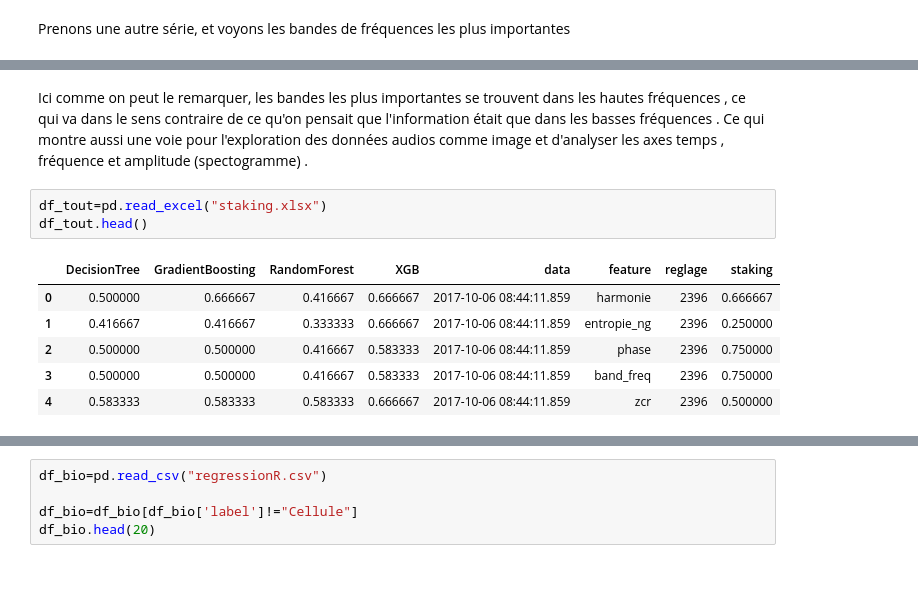
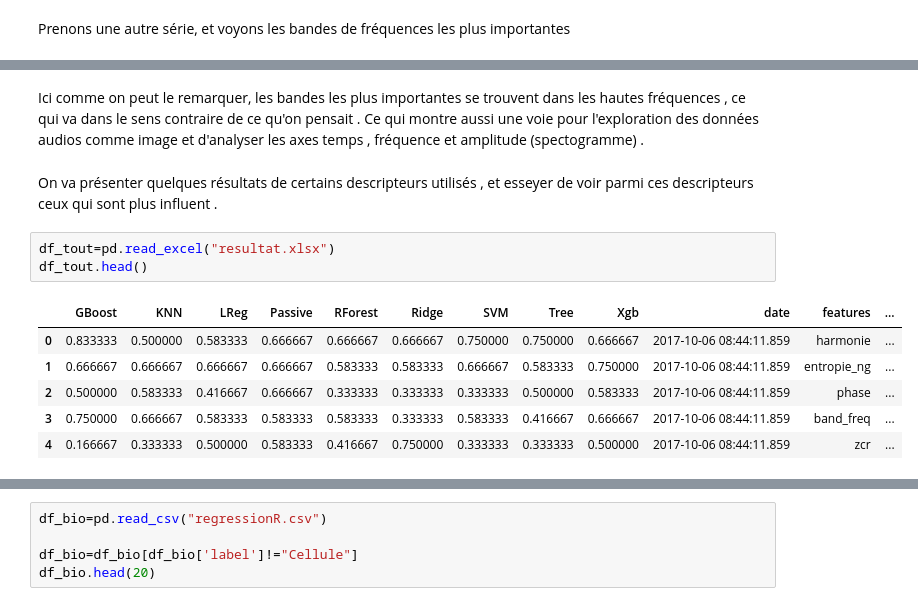
Before and after one commit to mouride44/Classification-of-biological-samples-by-audio, a Jupyter notebook: synthese2.ipynb, the cells around one changed output, grey strips where cells are left out. Cells and saved outputs as stored; diff of their text form; blank space fills up the shorter version.

```diff
--- a/synthese2.ipynb
+++ b/synthese2.ipynb
@@ -263,15 +265,17 @@ iterative_importance(df,y)
 # %% [output]
 [interactive output not drawn]
 # %% [markdown]
-Ici comme on peut le remarquer, les bandes les plus importantes se trouvent dans les hautes fréquences , ce qui  va dans le sens contraire de ce qu'on pensait que l'information était que dans les basses fréquences . Ce qui montre aussi une voie pour l'exploration des données audios comme image et d'analyser les axes temps , fréquence et amplitude (spectogramme) .
+Ici comme on peut le remarquer, les bandes les plus importantes se trouvent dans les hautes fréquences , ce qui  va dans le sens contraire de ce qu'on pensait  . Ce qui montre aussi une voie pour l'exploration des données audios comme image et d'analyser les axes temps , fréquence et amplitude (spectogramme) .
+# %% [markdown]
+On va présenter quelques résultats de certains descripteurs utilisés , et esseyer de voir parmi ces descripteurs ceux qui sont plus influent .
 # %%
-df_tout=pd.read_excel("staking.xlsx")
+df_tout=pd.read_excel("resultat.xlsx")
 df_tout.head()
 # %% [output]
-|  | DecisionTree | GradientBoosting | RandomForest | XGB | data | feature | reglage | staking |
-| 0 | 0.500000 | 0.666667 | 0.416667 | 0.666667 | 2017-10-06 08:44:11.859 | harmonie | 2396 | 0.666667 |
-| 1 | 0.416667 | 0.416667 | 0.333333 | 0.666667 | 2017-10-06 08:44:11.859 | entropie_ng | 2396 | 0.250000 |
-| 2 | 0.500000 | 0.500000 | 0.416667 | 0.583333 | 2017-10-06 08:44:11.859 | phase | 2396 | 0.750000 |
-| 3 | 0.500000 | 0.500000 | 0.416667 | 0.583333 | 2017-10-06 08:44:11.859 | band_freq | 2396 | 0.750000 |
-| 4 | 0.583333 | 0.583333 | 0.583333 | 0.666667 | 2017-10-06 08:44:11.859 | zcr | 2396 | 0.500000 |
+|  | GBoost | KNN | LReg | Passive | RForest | Ridge | SVM | Tree | Xgb | date | features | ... |
+| 0 | 0.833333 | 0.500000 | 0.583333 | 0.666667 | 0.666667 | 0.666667 | 0.750000 | 0.750000 | 0.666667 | 2017-10-06 08:44:11.859 | harmonie | ... |
+| 1 | 0.666667 | 0.666667 | 0.666667 | 0.666667 | 0.583333 | 0.583333 | 0.666667 | 0.583333 | 0.750000 | 2017-10-06 08:44:11.859 | entropie_ng | ... |
+| 2 | 0.500000 | 0.583333 | 0.416667 | 0.666667 | 0.333333 | 0.333333 | 0.333333 | 0.500000 | 0.583333 | 2017-10-06 08:44:11.859 | phase | ... |
+| 3 | 0.750000 | 0.666667 | 0.583333 | 0.583333 | 0.583333 | 0.333333 | 0.583333 | 0.416667 | 0.666667 | 2017-10-06 08:44:11.859 | band_freq | ... |
+| 4 | 0.166667 | 0.333333 | 0.500000 | 0.583333 | 0.416667 | 0.750000 | 0.333333 | 0.333333 | 0.500000 | 2017-10-06 08:44:11.859 | zcr | ... |
 # %%
```
Also changed, not shown: parts of 6 cells of this notebook.
